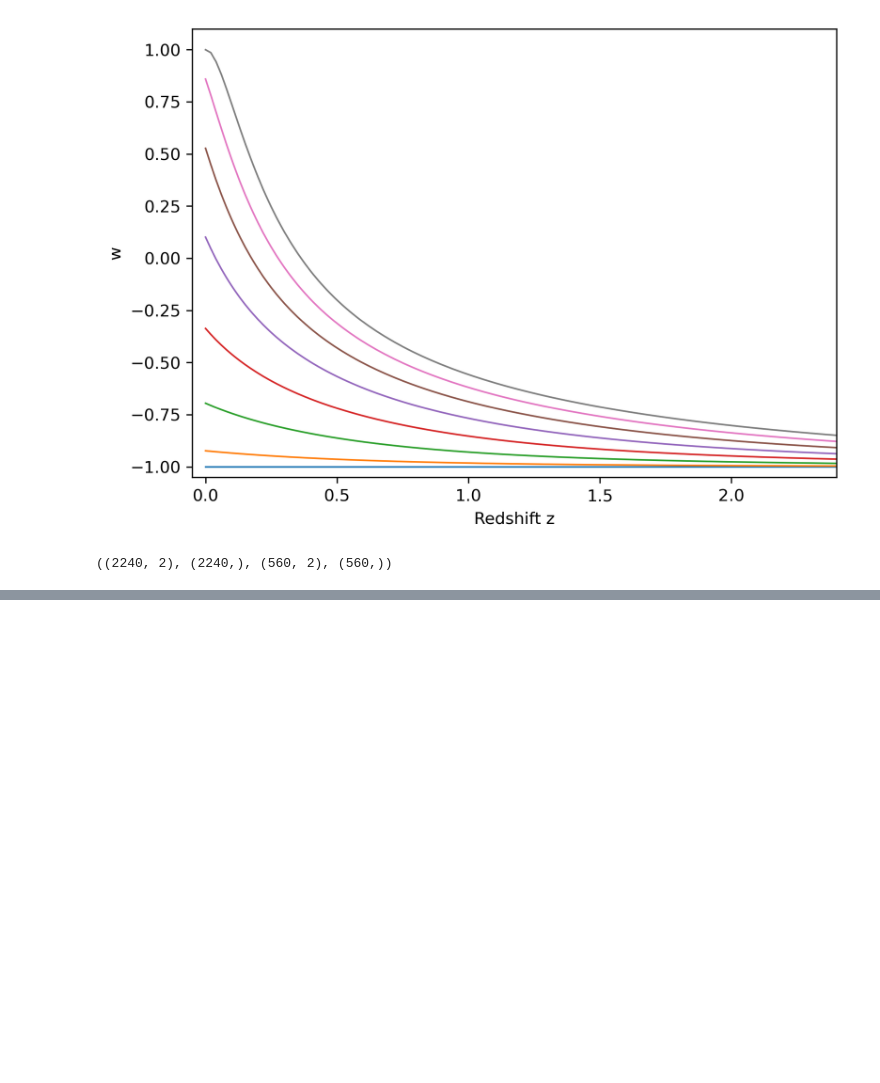
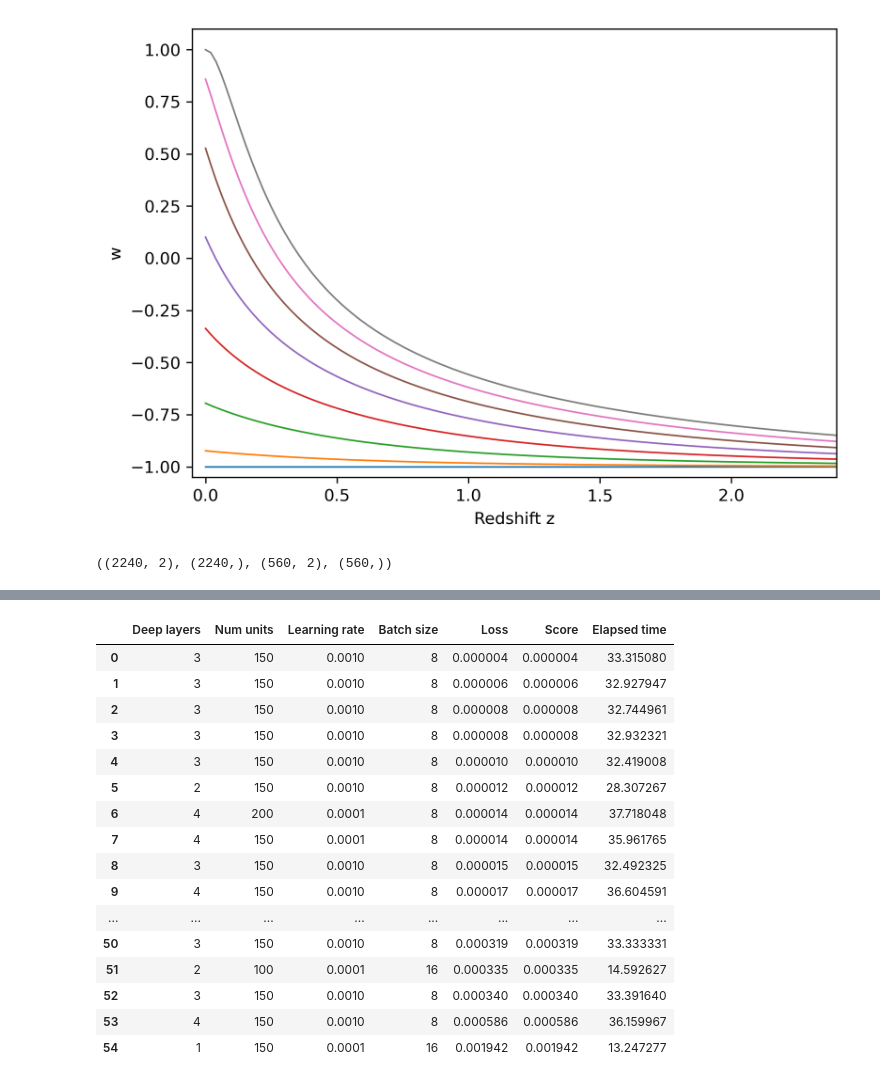
Before and after one commit to igomezv/cosmo_tools, a Jupyter notebook: models/neural/nnogada/dirty_notebooks/overleaf_notebooks_v1/genetic_eos_quintess.ipynb, the cells around one changed output, grey strips where cells are left out. Saved outputs shown, nothing was run; the diff lists cells and outputs as text; code cells hidden in the pictures; blank space fills up the shorter version.

Commit message:
update notebooks and historials

```diff
--- a/models/neural/nnogada/dirty_notebooks/overleaf_notebooks_v1/genetic_eos_quintess.ipynb
+++ b/models/neural/nnogada/dirty_notebooks/overleaf_notebooks_v1/genetic_eos_quintess.ipynb
@@ -325,0 +336,26 @@ Deep layers: 2 , Number of neurons: 150 , Learning rate: 0.001
+# %%
+filename = "historial_genetic_eos_quitess.txt"
+df = pd.DataFrame(datos, columns = ["Deep layers", "Num units", "Learning rate", "Batch size", "Loss", "Score", "Elapsed time"])
+
+df.sort_values(by=["Loss", "Elapsed time"], ascending=[True, True], ignore_index=True, inplace=True)
+
+df.to_csv(filename, header=True, index=False, sep='\t', mode='w') # a=append, w=overwrite
+df.head(60)
+# %% [output]
+|  | Deep layers | Num units | Learning rate | Batch size | Loss | Score | Elapsed time |
+| 0 | 3 | 150 | 0.0010 | 8 | 0.000004 | 0.000004 | 33.315080 |
+| 1 | 3 | 150 | 0.0010 | 8 | 0.000006 | 0.000006 | 32.927947 |
+| 2 | 3 | 150 | 0.0010 | 8 | 0.000008 | 0.000008 | 32.744961 |
+| 3 | 3 | 150 | 0.0010 | 8 | 0.000008 | 0.000008 | 32.932321 |
+| 4 | 3 | 150 | 0.0010 | 8 | 0.000010 | 0.000010 | 32.419008 |
+| 5 | 2 | 150 | 0.0010 | 8 | 0.000012 | 0.000012 | 28.307267 |
+| 6 | 4 | 200 | 0.0001 | 8 | 0.000014 | 0.000014 | 37.718048 |
+| 7 | 4 | 150 | 0.0001 | 8 | 0.000014 | 0.000014 | 35.961765 |
+| 8 | 3 | 150 | 0.0010 | 8 | 0.000015 | 0.000015 | 32.492325 |
+| 9 | 4 | 150 | 0.0010 | 8 | 0.000017 | 0.000017 | 36.604591 |
+| ... | ... | ... | ... | ... | ... | ... | ... |
+| 50 | 3 | 150 | 0.0010 | 8 | 0.000319 | 0.000319 | 33.333331 |
+| 51 | 2 | 100 | 0.0001 | 16 | 0.000335 | 0.000335 | 14.592627 |
+| 52 | 3 | 150 | 0.0010 | 8 | 0.000340 | 0.000340 | 33.391640 |
+| 53 | 4 | 150 | 0.0010 | 8 | 0.000586 | 0.000586 | 36.159967 |
+| 54 | 1 | 150 | 0.0001 | 16 | 0.001942 | 0.001942 | 13.247277 |
```
Also changed, not shown: parts of 3 cells of this notebook, 2 other files.
